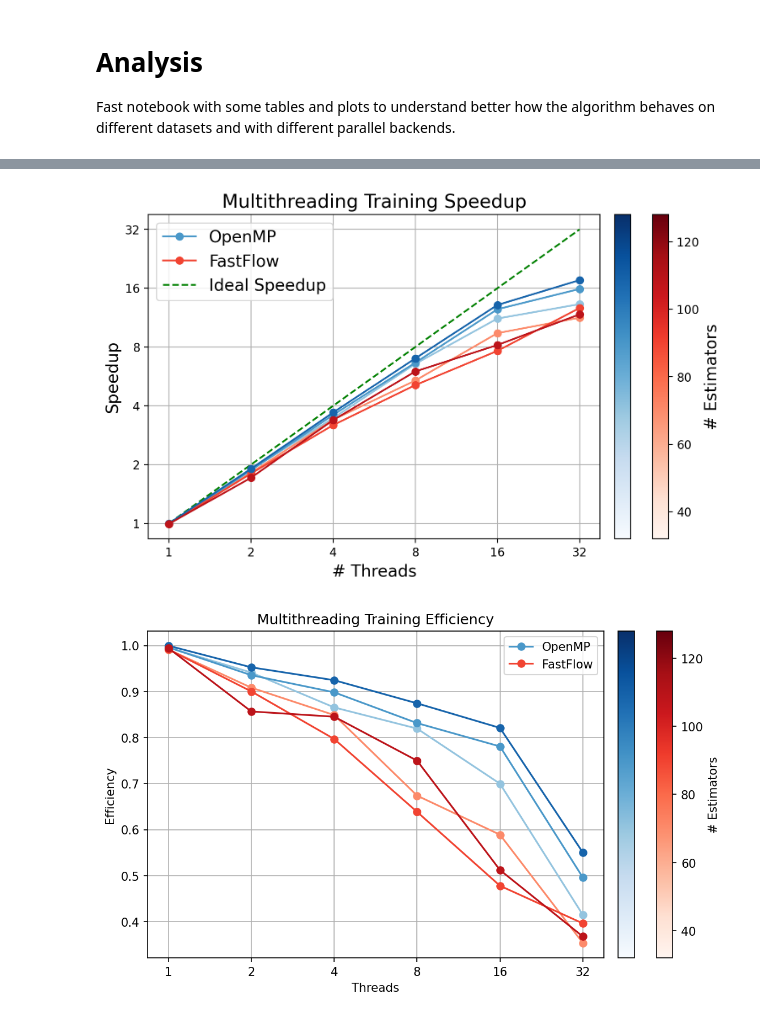
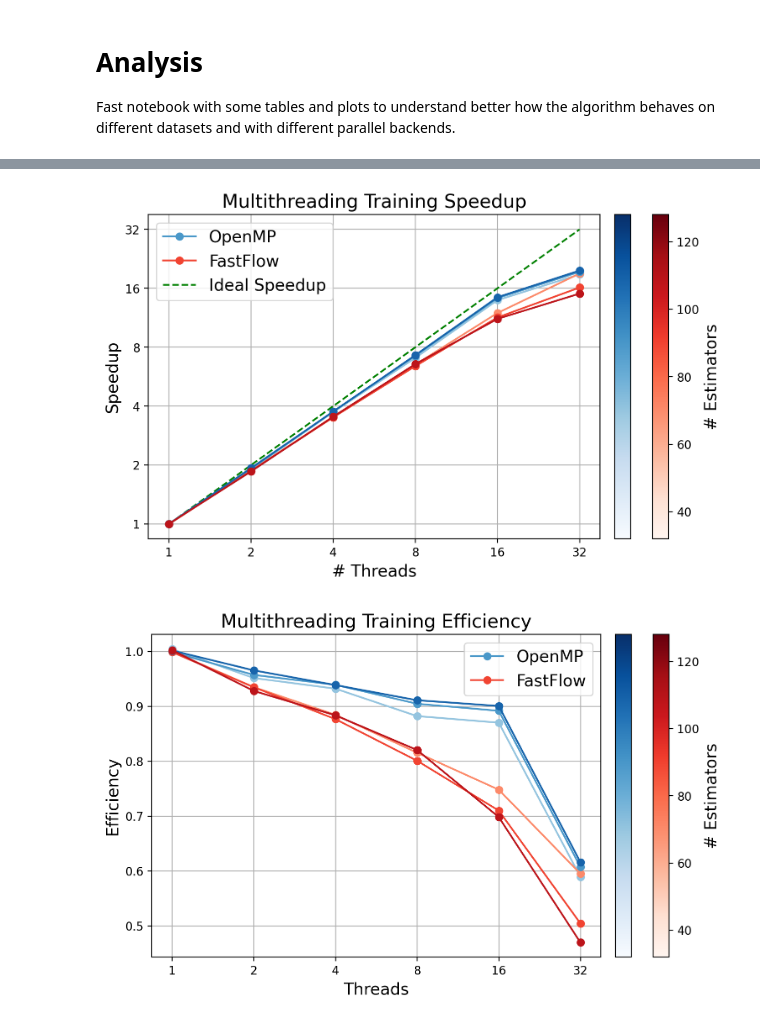
Before and after one commit to FedericoBustaffa/random_forest, a Jupyter notebook: notebooks/threading.ipynb, the cells around one changed output, grey strips where cells are left out. Saved outputs shown, nothing was run; the diff lists cells and outputs as text; code cells hidden in the pictures.

Commit message:
threading

```diff
--- a/notebooks/threading.ipynb
+++ b/notebooks/threading.ipynb
@@ -6,7 +6,7 @@ behaves on different datasets and with different parallel backends.
 # %%
 import pandas as pd
 
-df = pd.read_csv("../results/cluster_breast_cancer_4.csv")
+df = pd.read_csv("../results/cluster_magic_5.csv")
 df
 # %% [output]
 |  | estimators | max_depth | backend | threads | nodes | train_accuracy | train_f1 | test_accuracy | test_f1 | ... |
@@ -179,7 +179,7 @@ ax.legend(handles=[omp_handle, ff_handle, ideal_handle], fontsize=14)
 
 plt.show()
 # %% [output]
-[figure, old version]
+[figure, new version]
 # %%
 import matplotlib.pyplot as plt
 import numpy as np
@@ -191,8 +191,8 @@ ff  = df[df["backend"] == "ff"]
 
 estimators = np.sort(df["estimators"].unique())
 
-fig, ax = plt.subplots(figsize=(8, 5), dpi=150)
-ax.set_title("Multithreading Training Efficiency")
+fig, ax = plt.subplots(figsize=(8, 5), dpi=200)
+ax.set_title("Multithreading Training Efficiency", fontsize=16)
 
 blues = plt.cm.Blues(np.linspace(0.4, 0.8, len(estimators)))
 reds  = plt.cm.Reds (np.linspace(0.4, 0.8, len(estimators)))
@@ -212,35 +212,35 @@ for i, e in enumerate(estimators):
     )
 
 # ----- COLORBAR -----
 norm = Normalize(vmin=estimators.min(), vmax=estimators.max())
 
 sm_omp = ScalarMappable(norm=norm, cmap=plt.cm.Blues)
 sm_omp.set_array([])
 
 sm_ff = ScalarMappable(norm=norm, cmap=plt.cm.Reds)
 sm_ff.set_array([])
 
 cbar_ff = fig.colorbar(sm_ff, ax=ax, fraction=0.035, pad=0.04)
-cbar_ff.set_label(r"# Estimators")
+cbar_ff.set_label(r"# Estimators", fontsize=14)
 # cbar_ff.set_ticks([])
 
 cbar_omp = fig.colorbar(sm_omp, ax=ax, fraction=0.035, pad=0.03)
 cbar_omp.set_ticks([])
 
 # ----- AXES -----
 ax.set_xscale("log", base=2)
 ticks = df["threads"].unique()
 ax.set_xticks(ticks)
 ax.set_xticklabels([str(t) for t in ticks])
 
-ax.set_xlabel("Threads")
-ax.set_ylabel("Efficiency")
+ax.set_xlabel("Threads", fontsize=14)
+ax.set_ylabel("Efficiency", fontsize=14)
 ax.grid()
 
 omp_handle = plt.Line2D([], [], color=blues[1], marker='o', label='OpenMP')
 ff_handle  = plt.Line2D([], [], color=reds[1], marker='o', label='FastFlow')
-ax.legend(handles=[omp_handle, ff_handle])
+ax.legend(handles=[omp_handle, ff_handle], fontsize=14)
 
 plt.show()
 # %% [output]
-[figure, old version]
+[figure, new version]
```
Also changed, not shown: parts of 7 cells of this notebook.
